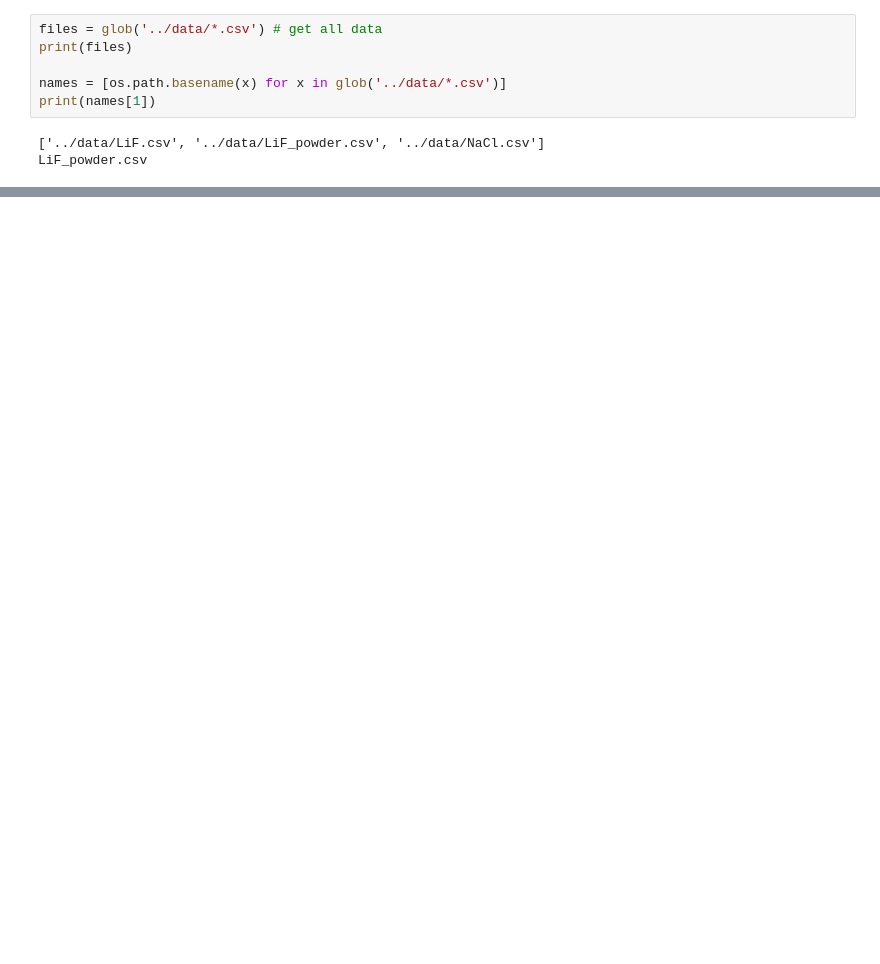
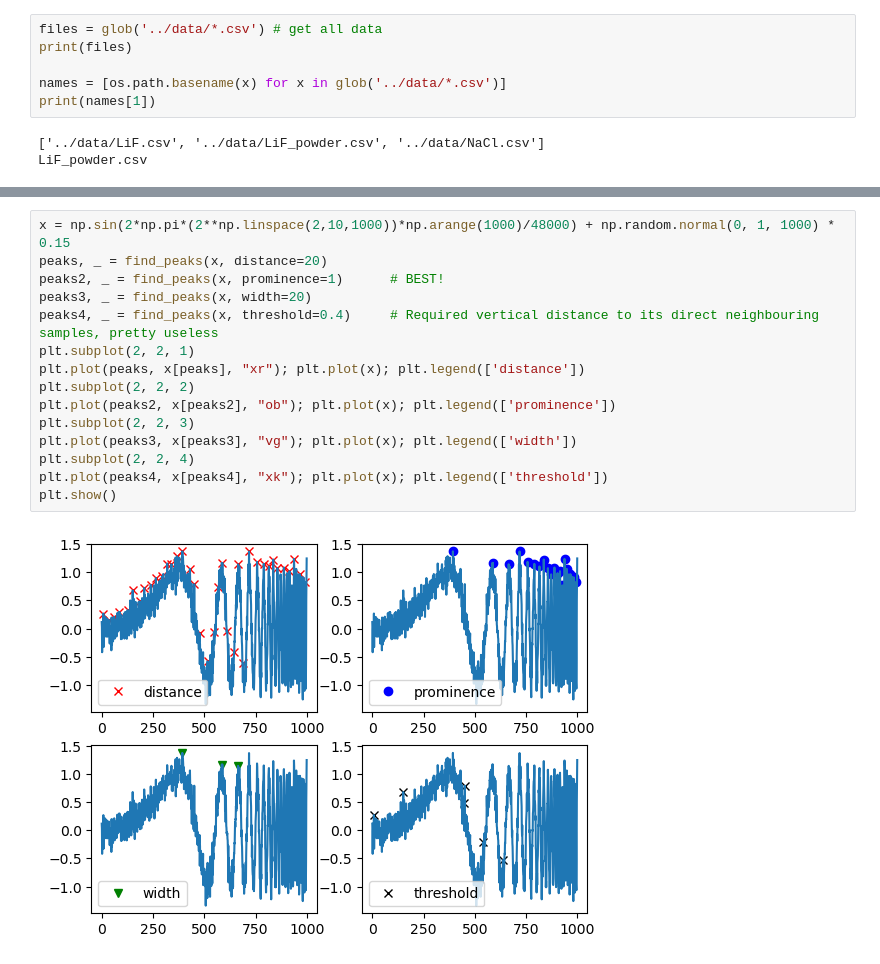
Before and after one commit to headunderheels/PHYS-461, a Jupyter notebook: 3-xray/analysis/analysis.ipynb, the cells around one changed output, grey strips where cells are left out. Drawn from its saved outputs; the diff is of its cells as text; blank space fills up the shorter version.

```diff
--- a/3-xray/analysis/analysis.ipynb
+++ b/3-xray/analysis/analysis.ipynb
@@ -37,0 +41,17 @@ NameError: name 'files' is not defined
+# %%
+x = np.sin(2*np.pi*(2**np.linspace(2,10,1000))*np.arange(1000)/48000) + np.random.normal(0, 1, 1000) * 0.15
+peaks, _ = find_peaks(x, distance=20)
+peaks2, _ = find_peaks(x, prominence=1)      # BEST!
+peaks3, _ = find_peaks(x, width=20)
+peaks4, _ = find_peaks(x, threshold=0.4)     # Required vertical distance to its direct neighbouring samples, pretty useless
+plt.subplot(2, 2, 1)
+plt.plot(peaks, x[peaks], "xr"); plt.plot(x); plt.legend(['distance'])
+plt.subplot(2, 2, 2)
+plt.plot(peaks2, x[peaks2], "ob"); plt.plot(x); plt.legend(['prominence'])
+plt.subplot(2, 2, 3)
+plt.plot(peaks3, x[peaks3], "vg"); plt.plot(x); plt.legend(['width'])
+plt.subplot(2, 2, 4)
+plt.plot(peaks4, x[peaks4], "xk"); plt.plot(x); plt.legend(['threshold'])
+plt.show()
+# %% [output]
+[figure, added]
```
Also changed, not shown: parts of 2 cells of this notebook.
